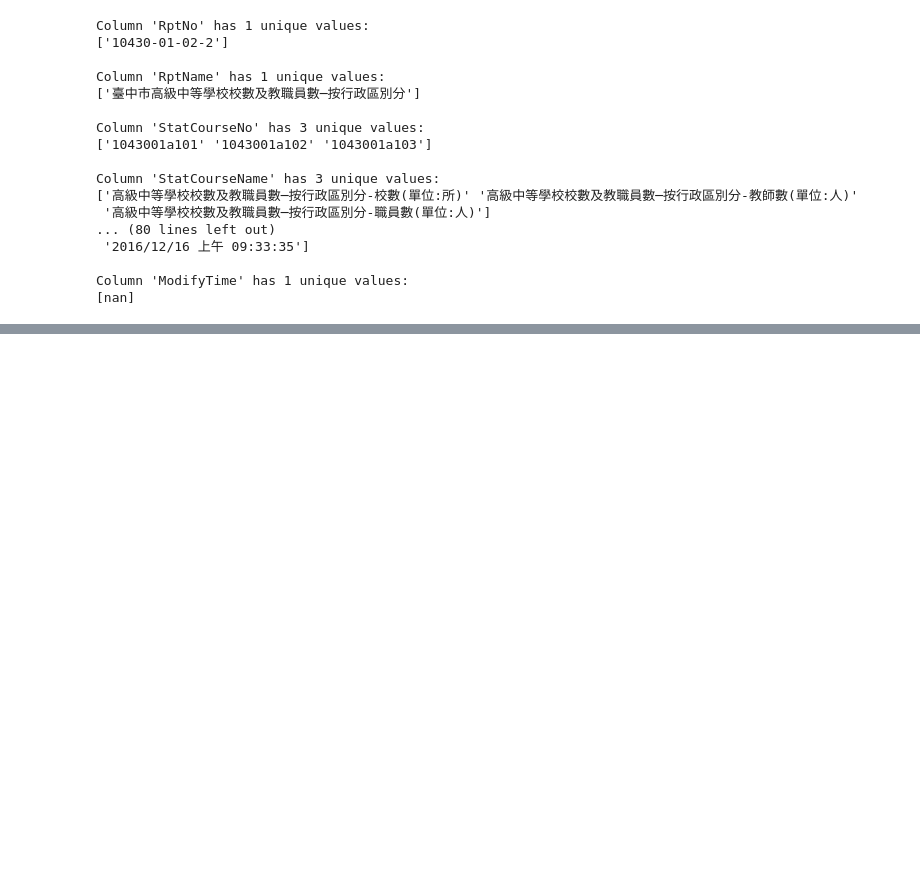
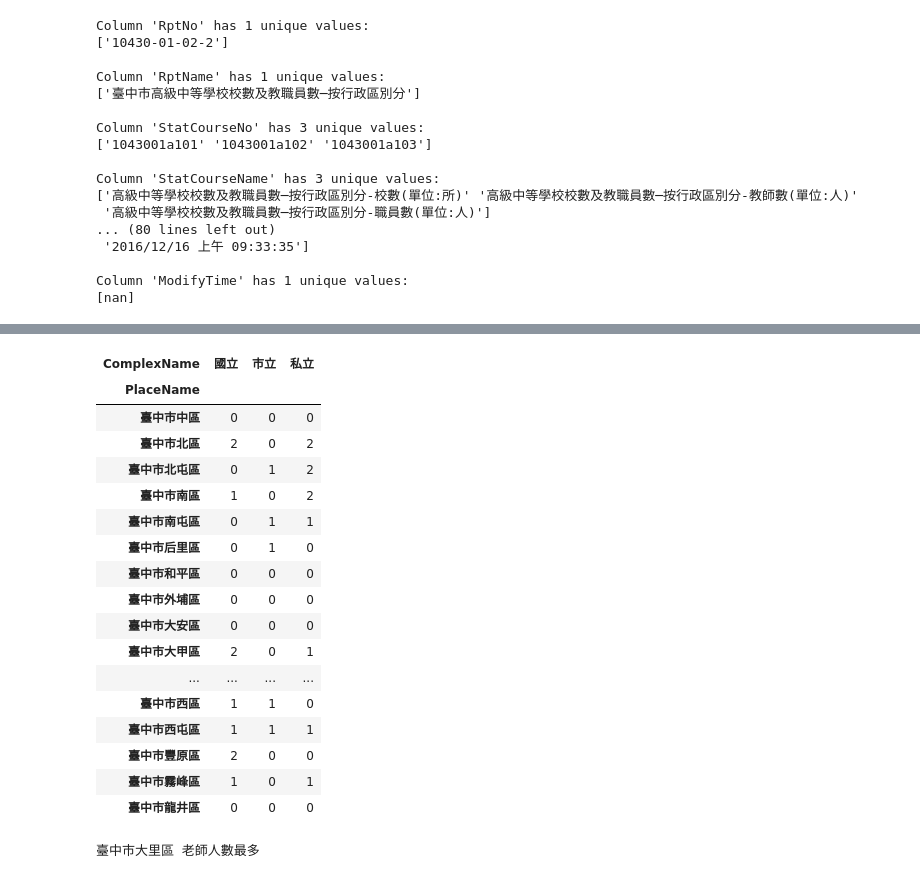
Before and after one commit to 40941133S-QAQ/LAT-Repo, a Jupyter notebook: 20230308/hw_20230308.ipynb, the cells around one changed output, grey strips where cells are left out. Drawn from its saved outputs; the diff is of its cells as text; code cells hidden in the pictures; blank space fills up the shorter version.

```diff
--- a/20230308/hw_20230308.ipynb
+++ b/20230308/hw_20230308.ipynb
@@ -74,0 +141,34 @@ temp
+# %%
+#Q9計算各區學校國/市/私立校數
+temp = data_校.groupby(['PlaceName','ComplexName'])['FValue'].sum().unstack()
+temp
+# %% [output]
+| ComplexName | 國立 | 市立 | 私立 |
+| PlaceName |  |  |  |
+| 臺中市中區 | 0 | 0 | 0 |
+| 臺中市北區 | 2 | 0 | 2 |
+| 臺中市北屯區 | 0 | 1 | 2 |
+| 臺中市南區 | 1 | 0 | 2 |
+| 臺中市南屯區 | 0 | 1 | 1 |
+| 臺中市后里區 | 0 | 1 | 0 |
+| 臺中市和平區 | 0 | 0 | 0 |
+| 臺中市外埔區 | 0 | 0 | 0 |
+| 臺中市大安區 | 0 | 0 | 0 |
+| 臺中市大甲區 | 2 | 0 | 1 |
+| ... | ... | ... | ... |
+| 臺中市西區 | 1 | 1 | 0 |
+| 臺中市西屯區 | 1 | 1 | 1 |
+| 臺中市豐原區 | 2 | 0 | 0 |
+| 臺中市霧峰區 | 1 | 0 | 1 |
+| 臺中市龍井區 | 0 | 0 | 0 |
+# %%
+#Q10：哪區老師最多
+num= data_人.groupby(['PlaceName'])['FValue'].sum().reset_index()
+num.columns = ['PlaceName', 'number']
+num
+max_num= num['number'].max() #最大值
+max_index= num['number'].idxmax() #存儲其所在行的索引
+max_num_PlaceName=num.loc[max_index]['PlaceName'] #使用所找到的索引在'PlaceName'列中找到相應的值
+print(max_num_PlaceName,'老師人數最多' )
+# %% [output]
+臺中市大里區 老師人數最多
```
Also changed, not shown: parts of 12 cells of this notebook.
